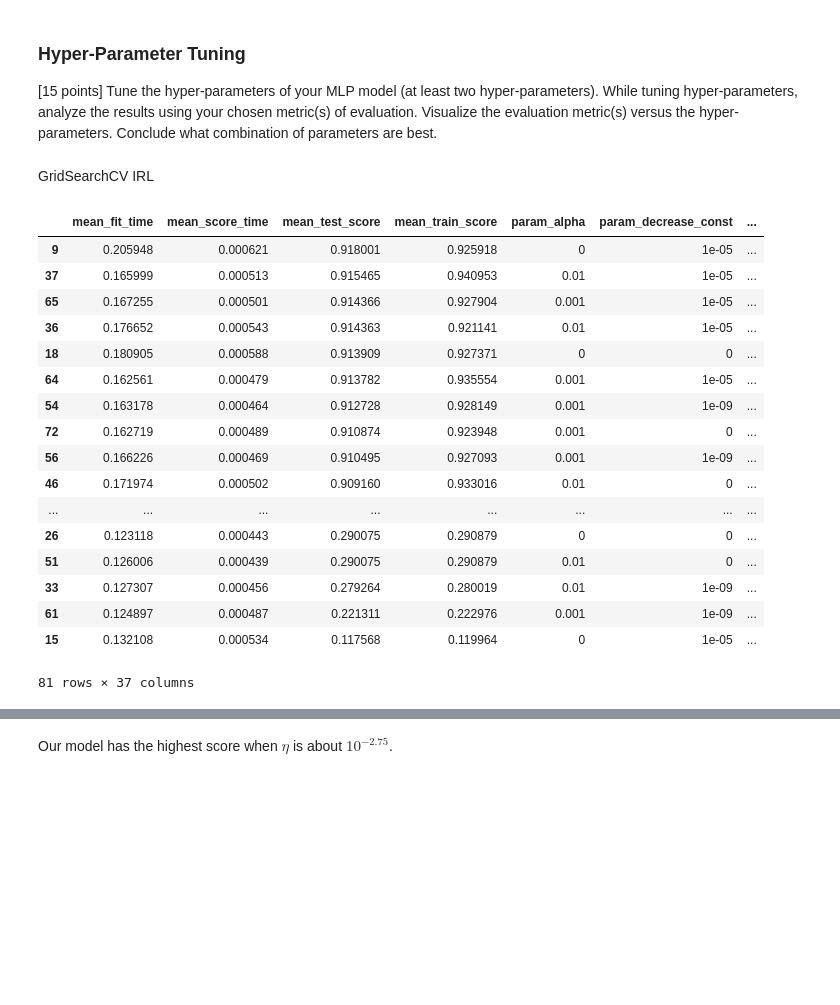
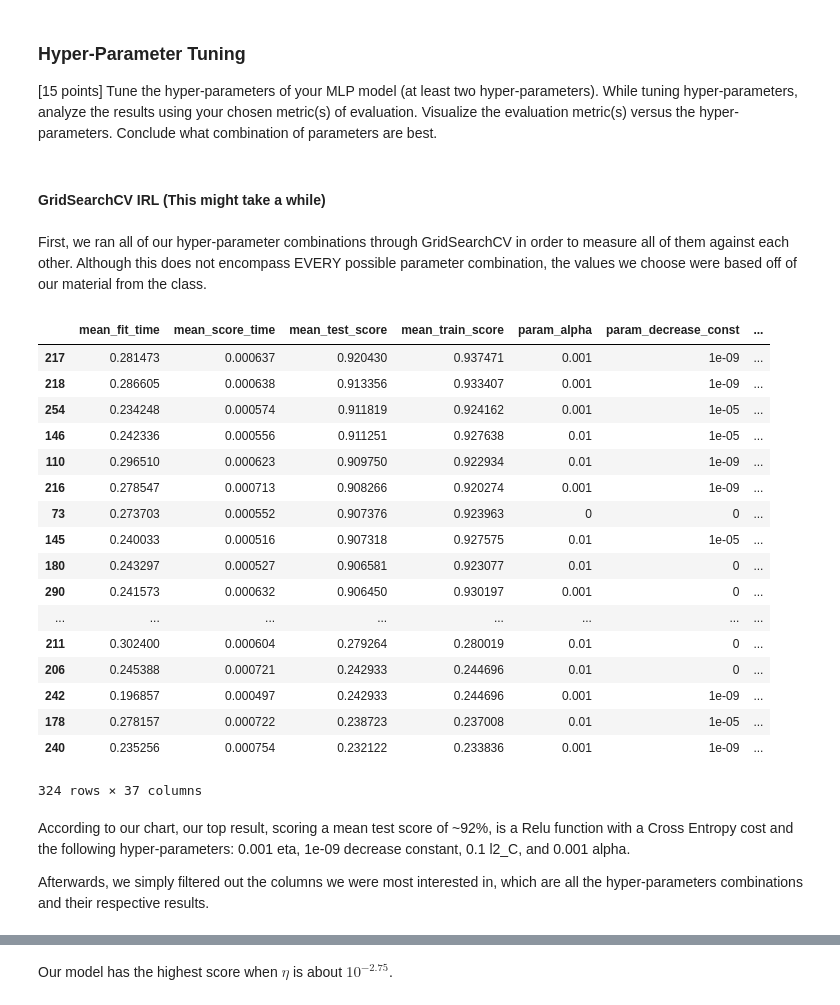
Before and after one commit to LukeWood/Multi-Layer-Perceptron, a Jupyter notebook: Lab5Writeup.ipynb, the cells around one changed output, grey strips where cells are left out. Saved outputs shown, nothing was run; the diff lists cells and outputs as text; code cells hidden in the pictures; blank space fills up the shorter version.

```diff
--- a/Lab5Writeup.ipynb
+++ b/Lab5Writeup.ipynb
@@ -207,6 +199,9 @@ class MyTLP():
             A2 = self._relu(Z1)
         elif self.f_layer == 'tanh':
             A2 = self._tanh(Z1)
+        #linear function
+        elif self.f_layer == 'linear':
+            A2 = Z1
         else:
             A2 = self._sigmoid(Z1)
         A2 = self._add_bias_unit(A2, how='row')
@@ -423,8 +400,9 @@ def plot_filled(test_scores,train_x_axis, xlabel=''):
     plt.legend(loc='lower right')
     plt.tight_layout()
 # %%
-clf = MyTLP(f_layer='relu', f_cost='cross', alpha=0, decrease_const=1e-09,
-           epochs=500, l2_C=0.01)
+#clf = MyTLP(f_layer='relu', f_cost='cross', alpha=0, decrease_const=1e-09,
+#           epochs=500, l2_C=0.01)
+clf = MyTLP()
 my_scorer = make_scorer(weighted_recall_score, weight_matrix=weights)
 
 test_scores = []
@@ -519,43 +484,49 @@ From the above plots we determined ReLU and cross entropy to be the best combina
 # %% [markdown]
 ### Hyper-Parameter Tuning
 [15 points] Tune the hyper-parameters of your MLP model (at least two hyper-parameters). While tuning hyper-parameters, analyze the results using your chosen metric(s) of evaluation. Visualize the evaluation metric(s) versus the hyper-parameters. Conclude what combination of parameters are best.
-# %% [markdown]
-GridSearchCV IRL
+# %% [markdown]
+#### GridSearchCV IRL (This might take a while)
+# %% [markdown]
+First, we ran all of our hyper-parameter combinations through GridSearchCV in order to measure all of them against each other. Although this does not encompass EVERY possible parameter combination, the values we choose were based off of our material from the class.
 # %%
 from sklearn.model_selection import GridSearchCV
 from sklearn.pipeline import make_pipeline
 
 # alpha, f_layer, f_cost, epochs, eta, C, decrease_const
-parameters = {'f_cost':('cross',), 'f_layer':('relu',), 'eta': [0.001, 0.01, 0.1],
+parameters = {'f_cost':('cross',), 'f_layer':('relu','linear','sigmoid','tanh'), 'eta': [0.001, 0.01, 0.1],
               'epochs': [75], 'l2_C':[1e-2, 1e-1, 0.0],
               'decrease_const':[1e-9, 1e-5, 0.0], 'alpha':[0.0, 0.01, 0.001]}
 
 tlp = MyTLP()
 
 my_scorer = make_scorer(weighted_recall_score, weight_matrix=weights)
 clf = GridSearchCV(tlp, parameters, scoring=my_scorer, cv=cv)
 clf.fit(X, y)
 results = pd.DataFrame(clf.cv_results_)
 results.sort(columns=['mean_test_score'], ascending=False)
 # %% [output]
 |  | mean_fit_time | mean_score_time | mean_test_score | mean_train_score | param_alpha | param_decrease_const | ... |
-| 9 | 0.205948 | 0.000621 | 0.918001 | 0.925918 | 0 | 1e-05 | ... |
-| 37 | 0.165999 | 0.000513 | 0.915465 | 0.940953 | 0.01 | 1e-05 | ... |
-| 65 | 0.167255 | 0.000501 | 0.914366 | 0.927904 | 0.001 | 1e-05 | ... |
-| 36 | 0.176652 | 0.000543 | 0.914363 | 0.921141 | 0.01 | 1e-05 | ... |
-| 18 | 0.180905 | 0.000588 | 0.913909 | 0.927371 | 0 | 0 | ... |
-| 64 | 0.162561 | 0.000479 | 0.913782 | 0.935554 | 0.001 | 1e-05 | ... |
-| 54 | 0.163178 | 0.000464 | 0.912728 | 0.928149 | 0.001 | 1e-09 | ... |
-| 72 | 0.162719 | 0.000489 | 0.910874 | 0.923948 | 0.001 | 0 | ... |
-| 56 | 0.166226 | 0.000469 | 0.910495 | 0.927093 | 0.001 | 1e-09 | ... |
-| 46 | 0.171974 | 0.000502 | 0.909160 | 0.933016 | 0.01 | 0 | ... |
+| 217 | 0.281473 | 0.000637 | 0.920430 | 0.937471 | 0.001 | 1e-09 | ... |
+| 218 | 0.286605 | 0.000638 | 0.913356 | 0.933407 | 0.001 | 1e-09 | ... |
+| 254 | 0.234248 | 0.000574 | 0.911819 | 0.924162 | 0.001 | 1e-05 | ... |
+| 146 | 0.242336 | 0.000556 | 0.911251 | 0.927638 | 0.01 | 1e-05 | ... |
+| 110 | 0.296510 | 0.000623 | 0.909750 | 0.922934 | 0.01 | 1e-09 | ... |
+| 216 | 0.278547 | 0.000713 | 0.908266 | 0.920274 | 0.001 | 1e-09 | ... |
+| 73 | 0.273703 | 0.000552 | 0.907376 | 0.923963 | 0 | 0 | ... |
+| 145 | 0.240033 | 0.000516 | 0.907318 | 0.927575 | 0.01 | 1e-05 | ... |
+| 180 | 0.243297 | 0.000527 | 0.906581 | 0.923077 | 0.01 | 0 | ... |
+| 290 | 0.241573 | 0.000632 | 0.906450 | 0.930197 | 0.001 | 0 | ... |
 | ... | ... | ... | ... | ... | ... | ... | ... |
-| 26 | 0.123118 | 0.000443 | 0.290075 | 0.290879 | 0 | 0 | ... |
-| 51 | 0.126006 | 0.000439 | 0.290075 | 0.290879 | 0.01 | 0 | ... |
-| 33 | 0.127307 | 0.000456 | 0.279264 | 0.280019 | 0.01 | 1e-09 | ... |
-| 61 | 0.124897 | 0.000487 | 0.221311 | 0.222976 | 0.001 | 1e-09 | ... |
-| 15 | 0.132108 | 0.000534 | 0.117568 | 0.119964 | 0 | 1e-05 | ... |
+| 211 | 0.302400 | 0.000604 | 0.279264 | 0.280019 | 0.01 | 0 | ... |
+| 206 | 0.245388 | 0.000721 | 0.242933 | 0.244696 | 0.01 | 0 | ... |
+| 242 | 0.196857 | 0.000497 | 0.242933 | 0.244696 | 0.001 | 1e-09 | ... |
+| 178 | 0.278157 | 0.000722 | 0.238723 | 0.237008 | 0.01 | 1e-05 | ... |
+| 240 | 0.235256 | 0.000754 | 0.232122 | 0.233836 | 0.001 | 1e-09 | ... |
-81 rows × 37 columns
+324 rows × 37 columns
+# %% [markdown]
+According to our chart, our top result, scoring a mean test score of ~92%, is a Relu function with a Cross Entropy cost and the following hyper-parameters: 0.001 eta, 1e-09 decrease constant, 0.1 l2_C, and 0.001 alpha.
+
+Afterwards, we simply filtered out the columns we were most interested in, which are all the hyper-parameters combinations and their respective results.
 # %%
 filtered_results = results[['mean_test_score','mean_train_score', 'param_alpha',
                             'param_decrease_const', 'param_epochs', 'param_eta', 'param_f_cost',
```
Also changed, not shown: parts of 28 cells of this notebook.
